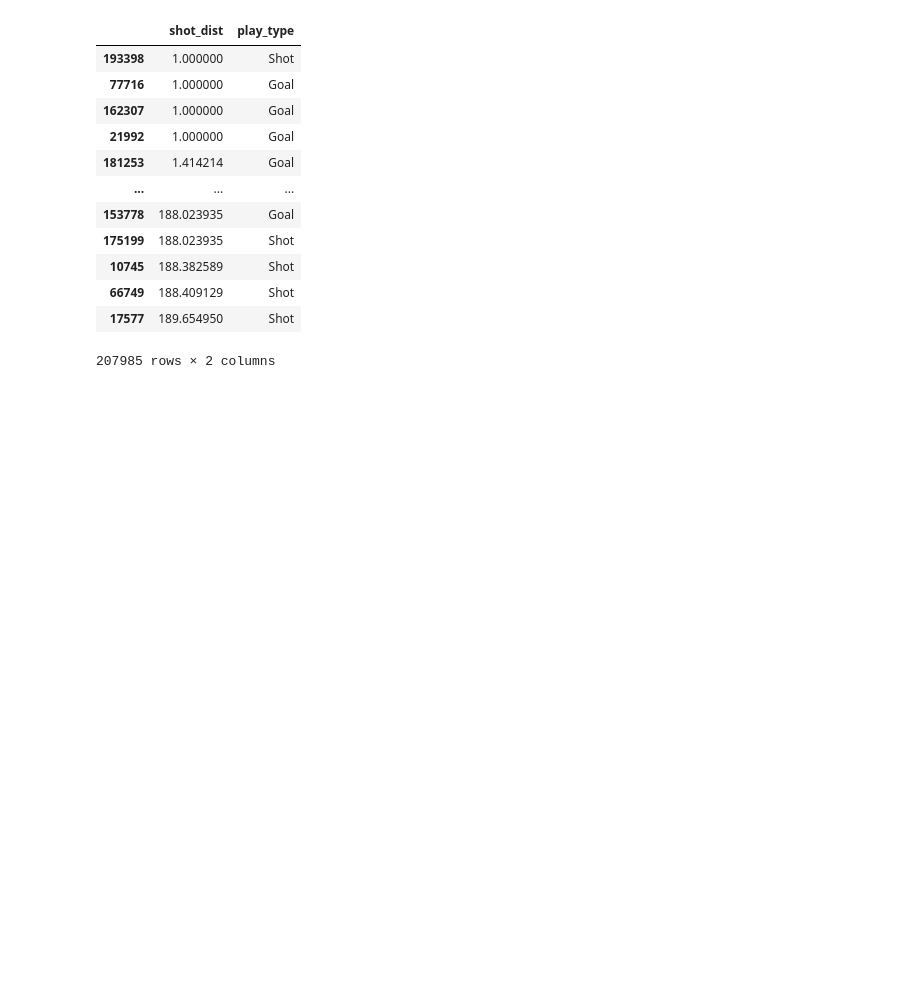
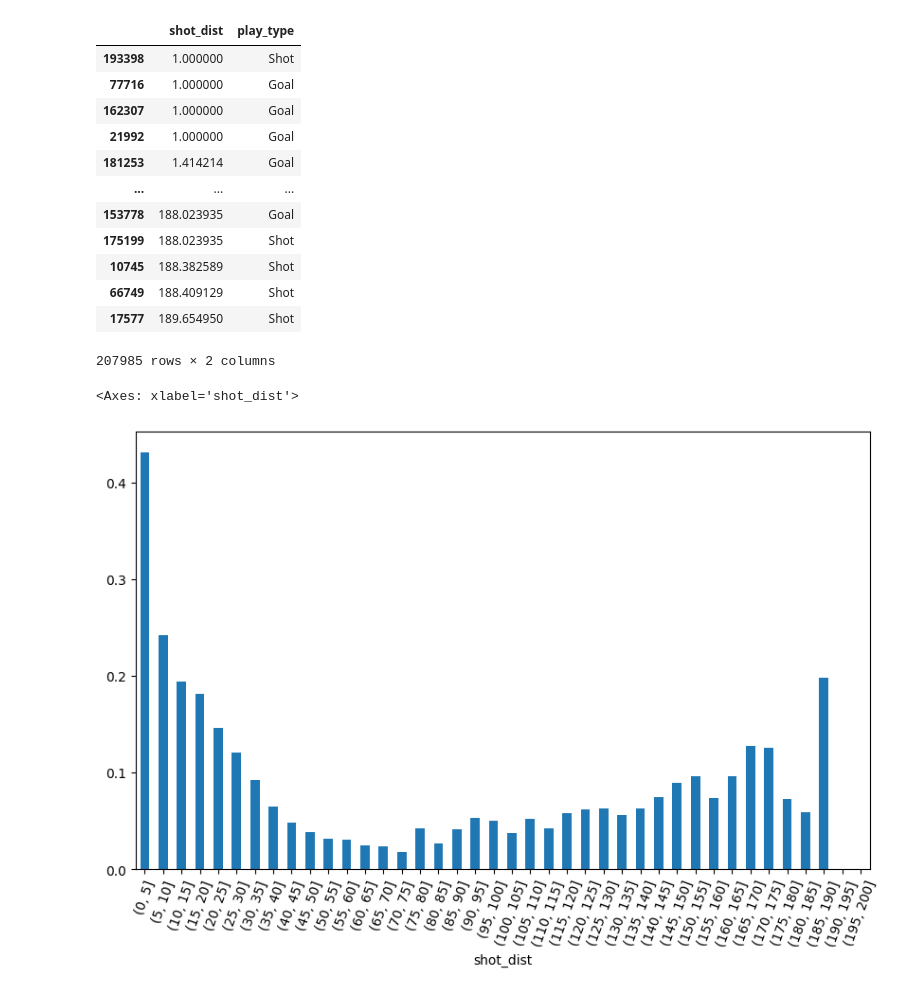
Before and after one commit to hfereidouni/DataScience, a Jupyter notebook: CodeBase/visualization_pt1.ipynb, the cells around one changed output. Saved outputs shown, nothing was run; the diff lists cells and outputs as text; code cells hidden in the pictures; blank space fills up the shorter version.

```diff
--- a/CodeBase/visualization_pt1.ipynb
+++ b/CodeBase/visualization_pt1.ipynb
@@ -125,18 +119,21 @@ df_1820_filtered
 207985 rows × 2 columns
 # %%
 df_dist = df_1820_filtered[["play_type","shot_dist"]]
-# q.get_index()
-# q.plot.hist()
-# df_dist[df_dist["play_type"]=="Shot"]["shot_dist"].plot.hist()
-# df_dist[df_dist["play_type"]=="Goal"]["shot_dist"].plot.hist()
 max_dist = np.sqrt((100*2)**2+42.5**2)
-# bins = range(1,2)
-bin=list(range(0,round(max_dist),10))
+bins=list(range(0,round(max_dist),5))
 df_1820_filtered_shot = df_1820_filtered[df_1820_filtered["play_type"]=="Shot"]
 df_1820_filtered_goal = df_1820_filtered[df_1820_filtered["play_type"]=="Goal"]
-shot_count=pd.DataFrame(pd.cut(df_1820_filtered_shot["shot_dist"],bins=bin)).reset_index()
+shot_count=pd.DataFrame(pd.cut(df_1820_filtered_shot["shot_dist"],bins=bins)).reset_index()
 shot_count= shot_count.groupby("shot_dist").agg("count")
 shot_count = shot_count.rename(columns={'index': 'Shots'})
 
-# goal_count=pd.cut(df_1820_filtered_goal["shot_dist"],bins=bin).value_counts()
-# pd.concat([shot_count,goal_count],axis=1)
+goal_count=pd.DataFrame(pd.cut(df_1820_filtered_goal["shot_dist"],bins=bins)).reset_index()
+goal_count= goal_count.groupby("shot_dist").agg("count")
+goal_count = goal_count.rename(columns={'index': 'Goals'})
+
+shot_goal_1820 = pd.concat([shot_count,goal_count],axis=1)
+shot_goal_1820["Percentage"] = shot_goal_1820["Goals"]/shot_goal_1820["Shots"]
+shot_goal_1820["Percentage"].plot.bar(rot=70,figsize=(10, 6))
+# %% [output]
+<Axes: xlabel='shot_dist'>
+[figure, added]
```
Also changed, not shown: parts of 1 cell of this notebook.
